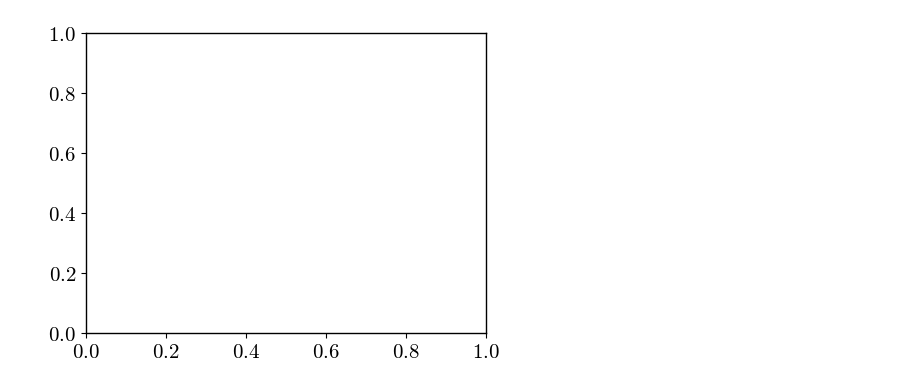
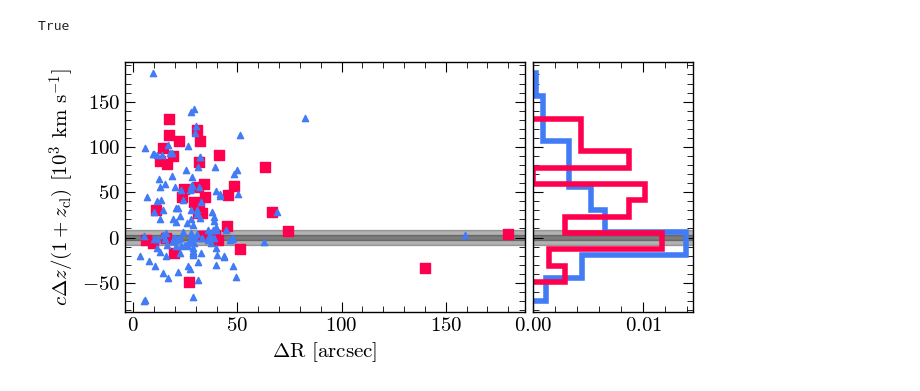
Before and after one commit to 0hardytom/eelgs, a Jupyter notebook: notebooks/epiph/week5/analysiswk5.ipynb, the cells around one changed output. Cells and saved outputs as stored; diff of their text form; code cells hidden in the pictures.

```diff
--- a/notebooks/epiph/week5/analysiswk5.ipynb
+++ b/notebooks/epiph/week5/analysiswk5.ipynb
@@ -61,14 +61,51 @@ EW_mask = (tab['oiii5007_ew']>100)|(tab['hbeta_ew']>50)
 selection0 = tab[SNR_mask&EW_mask].copy()
 common_ids_mask = np.isin(tab['object_id'], peas['object_id'])
 selection = tab[common_ids_mask]
-# %%
-fig, ax = pf.create_plot()
-# %% [output]
-[figure, removed]
 # %%
 def getrecc(z):
-    return speedoflight.value * ((1+z)**2 - 1) / ((1+z)**2 + 1)
+    # return speedoflight.value * ((1+z)**2 - 1) / ((1+z)**2 + 1)
+    c = speedoflight.value
+    return (((1+z)**2 - 1) / ((1+z)**2 + 1))*c
 
+##############
+eelgmask = np.isin(tab['object_id'], selection['object_id'])
+elgs = tab[~eelgmask]
+
+### just EELGs ###
 recv = getrecc(selection['z'])
 clusv = getrecc(selection['zcluster'])
-diff = recv-clusv
+diff = (recv-clusv)/1e6
+metric = (speedoflight.value*(selection['z']-selection['zcluster']))/(1+selection['zcluster'])/1e6
+
+# ### whole ELG population ###
+recv_all = getrecc(elgs['z'])
+clusv_all = getrecc(elgs['zcluster'])
+diff_all = (recv_all-clusv_all)/1e6
+metric_all = (speedoflight.value*(elgs['z']-elgs['zcluster']))/(1+elgs['zcluster'])/1e6
+
+# #### PLOTS #####
+fig, ax = pf.create_plot((4,2.5))
+ax2 = fig.add_axes((1.02,0,0.4,1), sharey=ax)
+plt.setp(ax2.get_yticklabels(), visible=False)
+
+ax.scatter(selection['angdisp'],metric, c='#ff004f', marker='s', s=50)
+ax.scatter(elgs['angdisp'],metric_all, c='#427bf6', marker='^', s=20)
+
+ax2.hist(metric_all, orientation='horizontal', histtype='step', color="#427bf6", density=True, lw=4)
+ax2.hist(metric, orientation='horizontal', histtype='step', color='#ff004f', density=True, lw=4)
+
+ax.set_xlim(-4,188)
+ax.set_ylim(-82, 194)
+
+ax2.set_xlim(0,0.0145)
+
+for i in [3,8]:
+    for a in [ax,ax2]:
+        a.fill_between([-100,200],-i,i,alpha=0.3, color='k', zorder=-10)
+
+ax.set_xlabel(r'$\Delta$R [arcsec]')
+ax.set_ylabel(r'$c\Delta z / (1+z_{\mathrm{cl}})$ [$10^3$ km s$^{-1}$]')
+pf.fix_plot([ax,ax2])
+# %% [output]
+True
+[figure, added]
```
Also changed, not shown: parts of 4 cells of this notebook.
